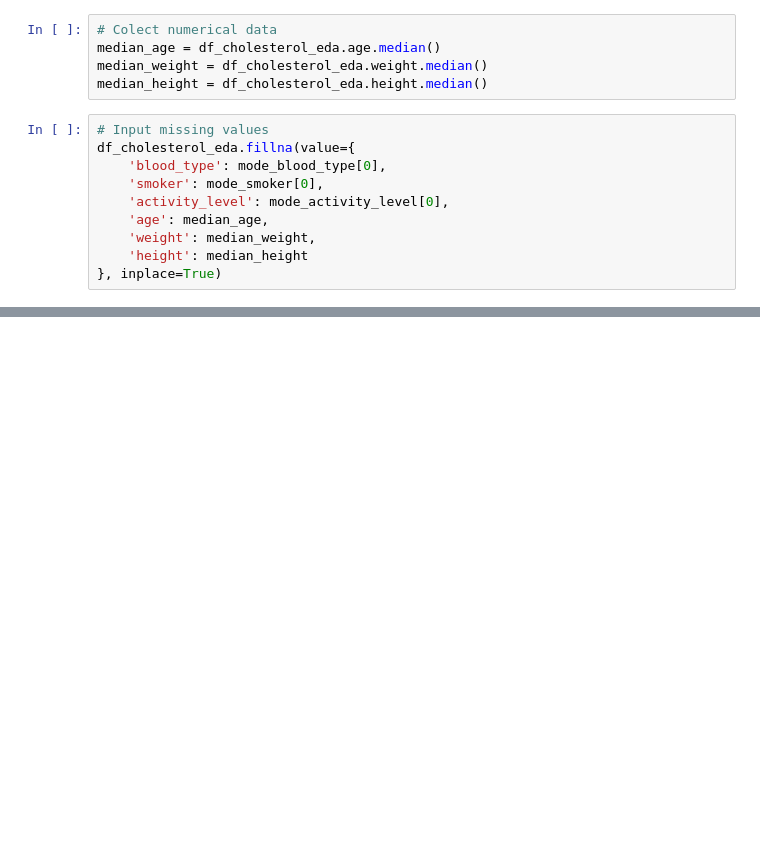
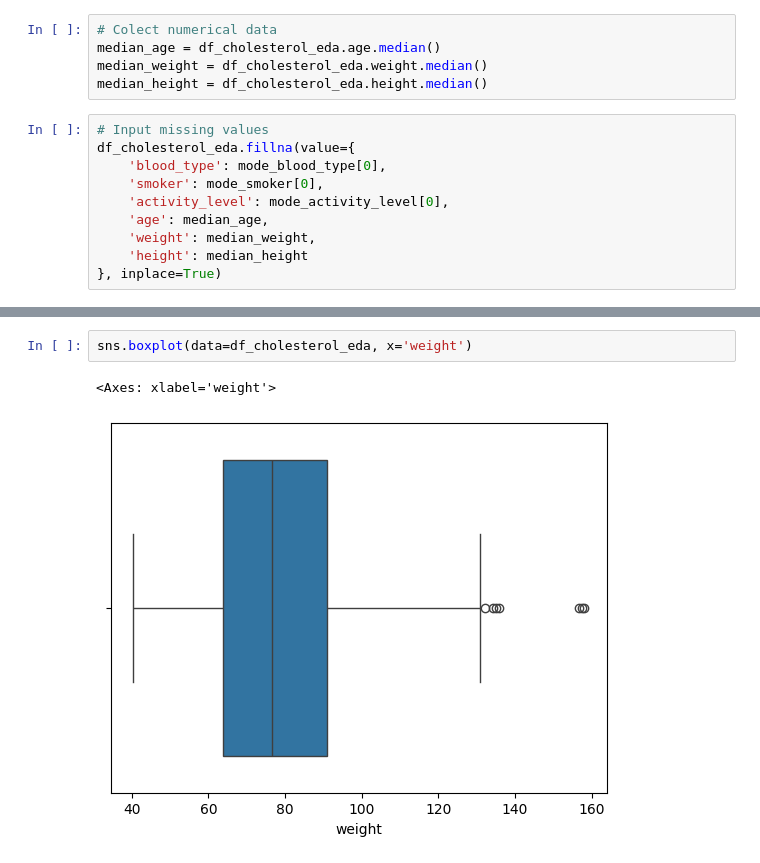
Before and after one commit to RanielliMontagna/ia-learning, a Jupyter notebook: multiple_linear_regression/cholesterol_model.ipynb, the cells around one changed output, grey strips where cells are left out. Cells and saved outputs as stored; diff of their text form; blank space fills up the shorter version.

```diff
--- a/multiple_linear_regression/cholesterol_model.ipynb
+++ b/multiple_linear_regression/cholesterol_model.ipynb
@@ -120,0 +156,5 @@ df_cholesterol_eda.fillna(value={
+# %%
+sns.boxplot(data=df_cholesterol_eda, x='weight')
+# %% [output]
+<Axes: xlabel='weight'>
+[figure, added]
```
Also changed, not shown: parts of 10 cells of this notebook.
